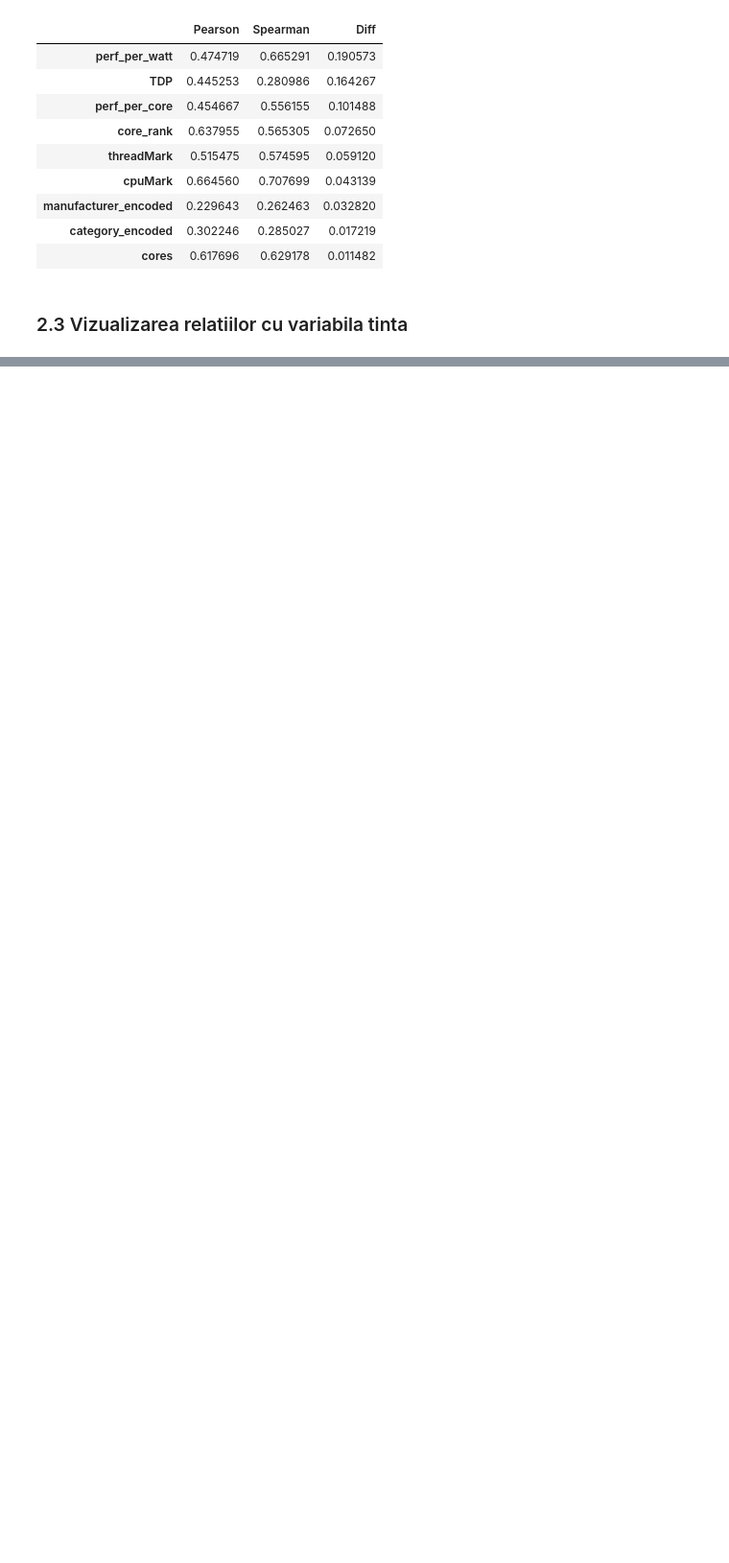
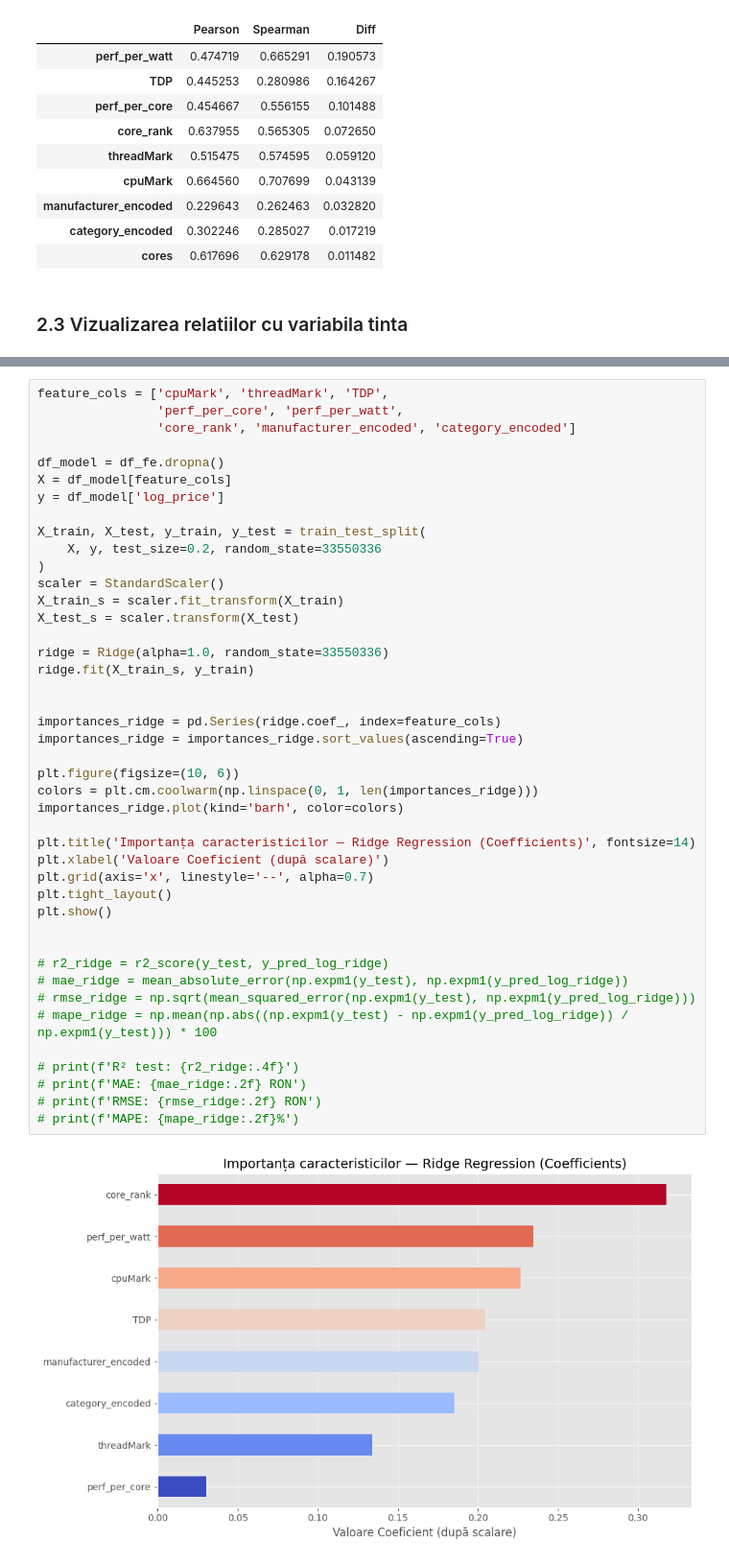
Before and after one commit to Madachii/sisteme-inteligente, a Jupyter notebook: src/notebook.ipynb, the cells around one changed output, grey strips where cells are left out. Shown at 96% size. Drawn from its saved outputs; the diff is of its cells as text; blank space fills up the shorter version.

```diff
--- a/src/notebook.ipynb
+++ b/src/notebook.ipynb
@@ -258,0 +265,45 @@ plt.show()
+# %%
+feature_cols = ['cpuMark', 'threadMark', 'TDP',
+                'perf_per_core', 'perf_per_watt',
+                'core_rank', 'manufacturer_encoded', 'category_encoded']
+
+df_model = df_fe.dropna()
+X = df_model[feature_cols]
+y = df_model['log_price']
+
+X_train, X_test, y_train, y_test = train_test_split(
+    X, y, test_size=0.2, random_state=33550336
+)
+scaler = StandardScaler()
+X_train_s = scaler.fit_transform(X_train)
+X_test_s = scaler.transform(X_test)
+
+ridge = Ridge(alpha=1.0, random_state=33550336)
+ridge.fit(X_train_s, y_train)
+
+
+importances_ridge = pd.Series(ridge.coef_, index=feature_cols)
+importances_ridge = importances_ridge.sort_values(ascending=True)
+
+plt.figure(figsize=(10, 6))
+colors = plt.cm.coolwarm(np.linspace(0, 1, len(importances_ridge)))
+importances_ridge.plot(kind='barh', color=colors)
+
+plt.title('Importanța caracteristicilor — Ridge Regression (Coefficients)', fontsize=14)
+plt.xlabel('Valoare Coeficient (după scalare)')
+plt.grid(axis='x', linestyle='--', alpha=0.7)
+plt.tight_layout()
+plt.show()
+
+
+# r2_ridge = r2_score(y_test, y_pred_log_ridge)
+# mae_ridge = mean_absolute_error(np.expm1(y_test), np.expm1(y_pred_log_ridge))
+# rmse_ridge = np.sqrt(mean_squared_error(np.expm1(y_test), np.expm1(y_pred_log_ridge)))
+# mape_ridge = np.mean(np.abs((np.expm1(y_test) - np.expm1(y_pred_log_ridge)) / np.expm1(y_test))) * 100
+
+# print(f'R² test: {r2_ridge:.4f}')
+# print(f'MAE: {mae_ridge:.2f} RON')
+# print(f'RMSE: {rmse_ridge:.2f} RON')
+# print(f'MAPE: {mape_ridge:.2f}%')
+# %% [output]
+[figure, added]
```
Also changed, not shown: parts of 20 cells of this notebook.
